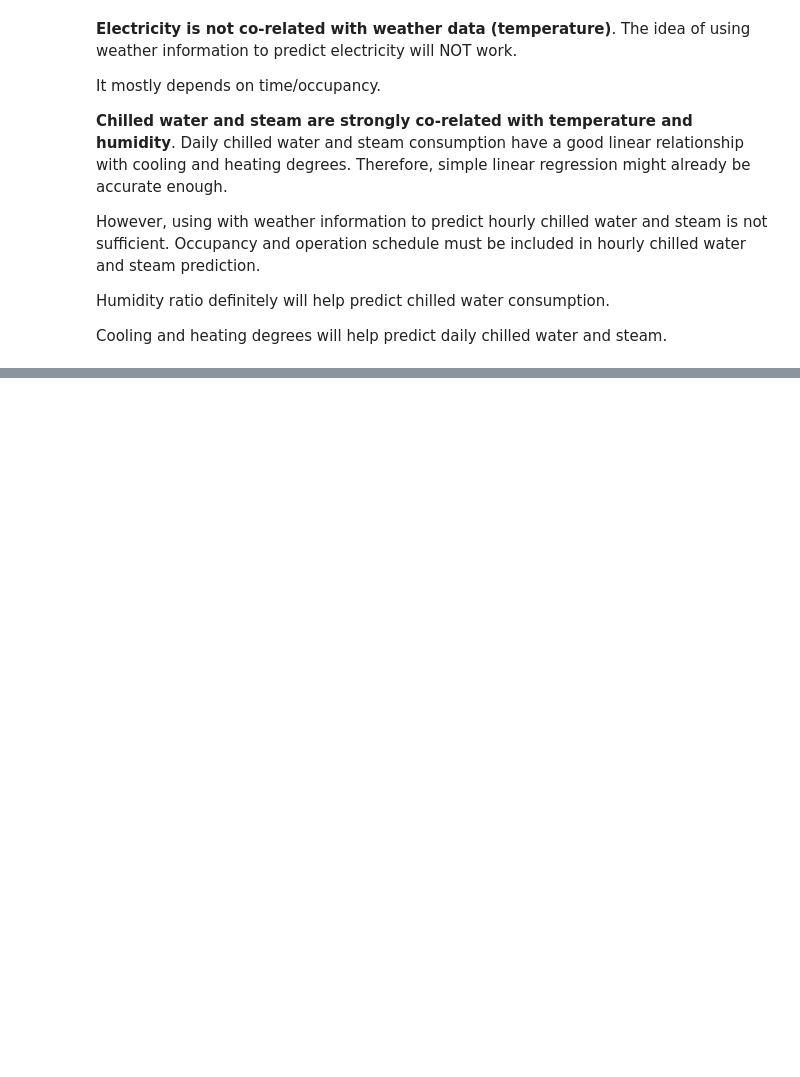
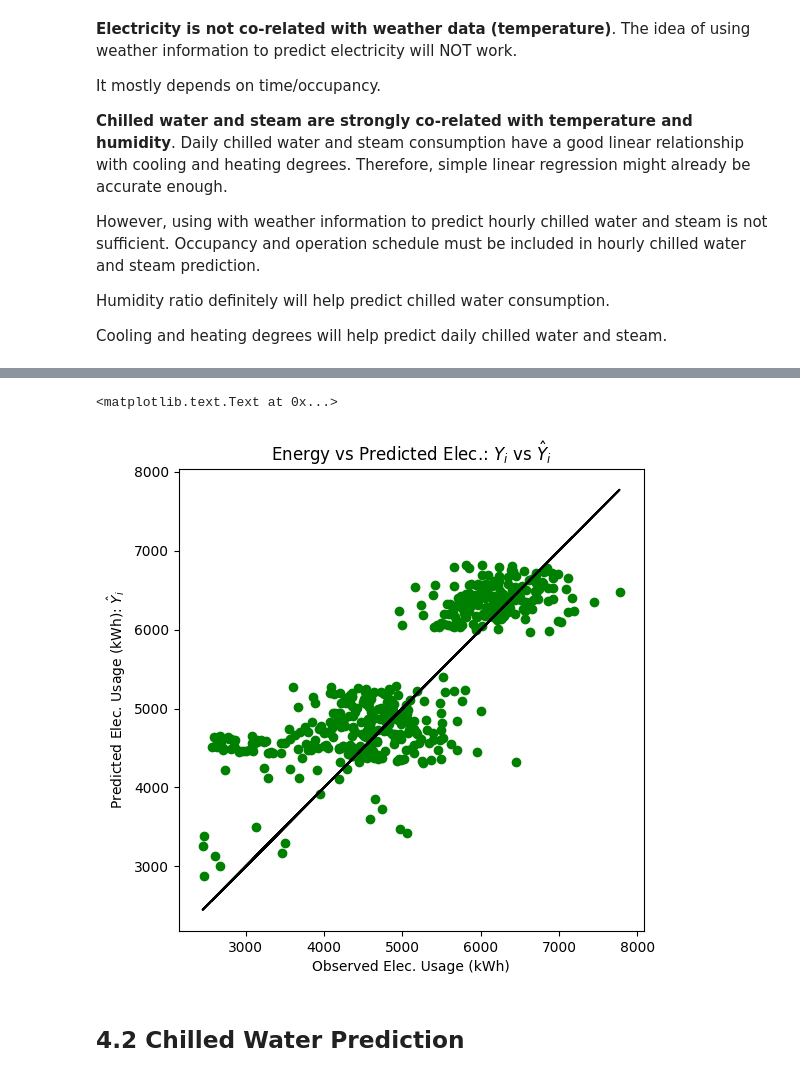
Before and after one commit to louisguitton/ifp-class-ml, a Jupyter notebook: afternoon/Building Energy Demand Prediction.ipynb, the cells around one changed output, grey strips where cells are left out. Cells and saved outputs as stored; diff of their text form; code cells hidden in the pictures; blank space fills up the shorter version.

```diff
--- a/afternoon/Building Energy Demand Prediction.ipynb
+++ b/afternoon/Building Energy Demand Prediction.ipynb
@@ -233,0 +308,13 @@ Cooling and heating degrees will help predict daily chilled water and steam.
+# %%
+#Plot Observed vs. Linear Regression predicted usage.
+fig = plt.figure(figsize=(6,6))
+plt.plot(YY_elect_test, YY_elect_test, c='k')
+plt.scatter(YY_elect_test, y_lr, c='g')
+plt.xlabel('Observed Elec. Usage (kWh)')
+plt.ylabel("Predicted Elec. Usage (kWh): $\hat{Y}_i$")
+plt.title("Energy vs Predicted Elec.: $Y_i$ vs $\hat{Y}_i$")
+# %% [output]
+<matplotlib.text.Text at 0x...>
+[figure, added]
+# %% [markdown]
+## 4.2 Chilled Water Prediction
```
Also changed, not shown: parts of 18 cells of this notebook.
